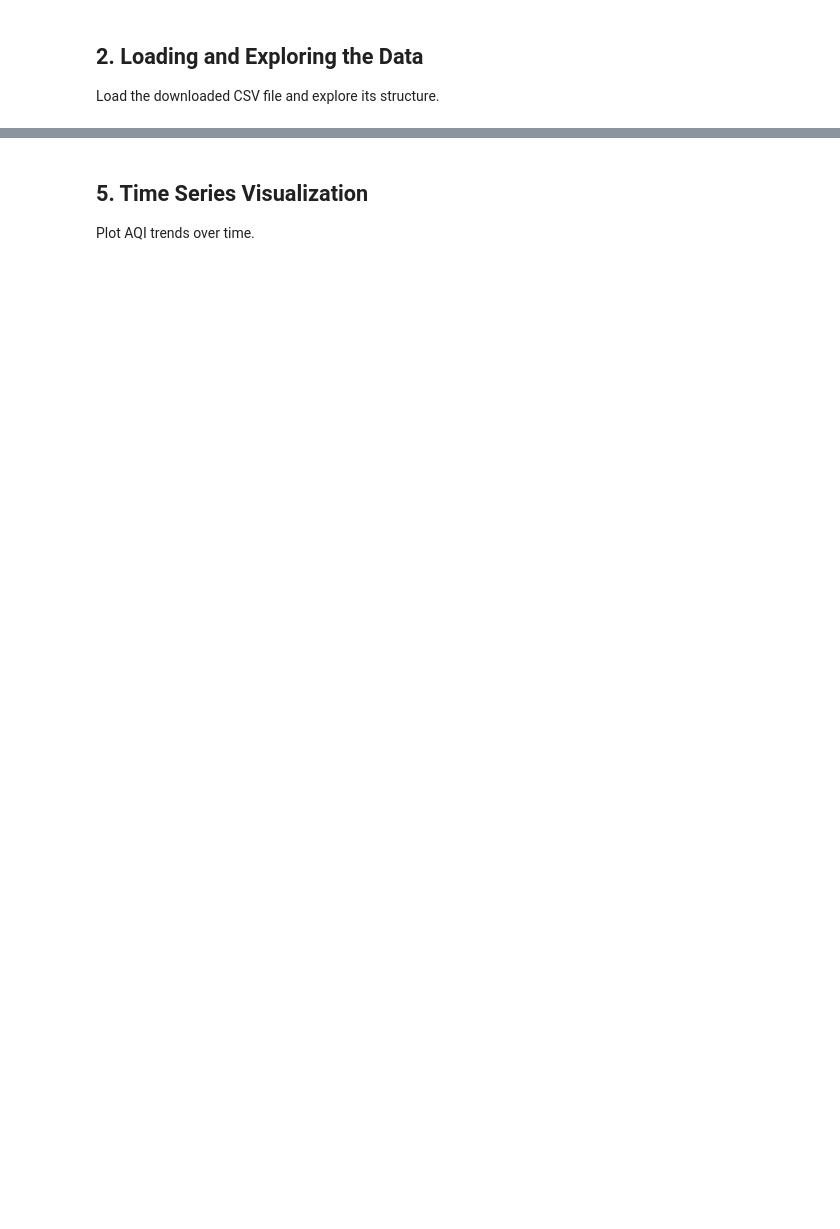
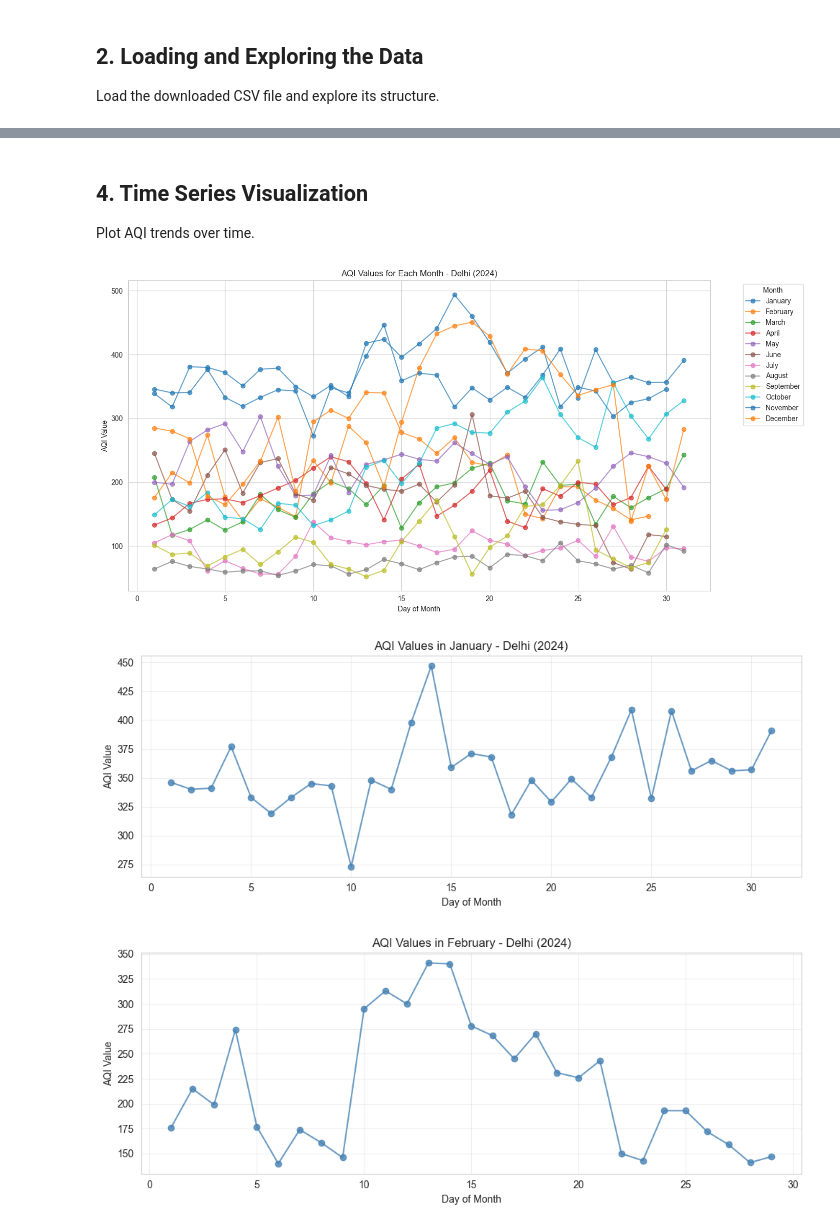
Before and after one commit to saketkc/vayuayan, a Jupyter notebook: notebooks/02_historical_data_analysis.ipynb, the cells around one changed output, grey strips where cells are left out. Cells and saved outputs as stored; diff of their text form; code cells hidden in the pictures; blank space fills up the shorter version.

```diff
--- a/notebooks/02_historical_data_analysis.ipynb
+++ b/notebooks/02_historical_data_analysis.ipynb
@@ -137,4 +134,4 @@ Get basic statistics about the AQI data.
 # %% [markdown]
-## 5. Time Series Visualization
+## 4. Time Series Visualization
 
 Plot AQI trends over time.
@@ -151,0 +138,30 @@ Plot AQI trends over time.
+# %%
+# Plot all months' AQI data for all days in a single graph
+
+months = df.columns[1:]  # Exclude 'Day' column
+
+plt.figure(figsize=(14, 7))
+for month in months:
+    plt.plot(df['Day'], df[month], marker='o', label=month, alpha=0.7)
+
+plt.xlabel('Day of Month')
+plt.ylabel('AQI Value')
+plt.title(f'AQI Values for Each Month - {city} ({year})')
+plt.legend(title='Month', bbox_to_anchor=(1.05, 1), loc='upper left')
+plt.tight_layout()
+plt.show()
+
+# Plot each month's AQI data in a separate graph
+for month in months:
+    plt.figure(figsize=(10, 4))
+    plt.plot(df['Day'], df[month], marker='o', color='steelblue', alpha=0.8)
+    plt.xlabel('Day of Month')
+    plt.ylabel('AQI Value')
+    plt.title(f'AQI Values in {month} - {city} ({year})')
+    plt.grid(True, alpha=0.3)
+    plt.tight_layout()
+    plt.show()
+# %% [output]
+[figure, added]
+[figure, added]
+[figure, added]
```
Also changed, not shown: parts of 21 cells of this notebook, 4 other files.
